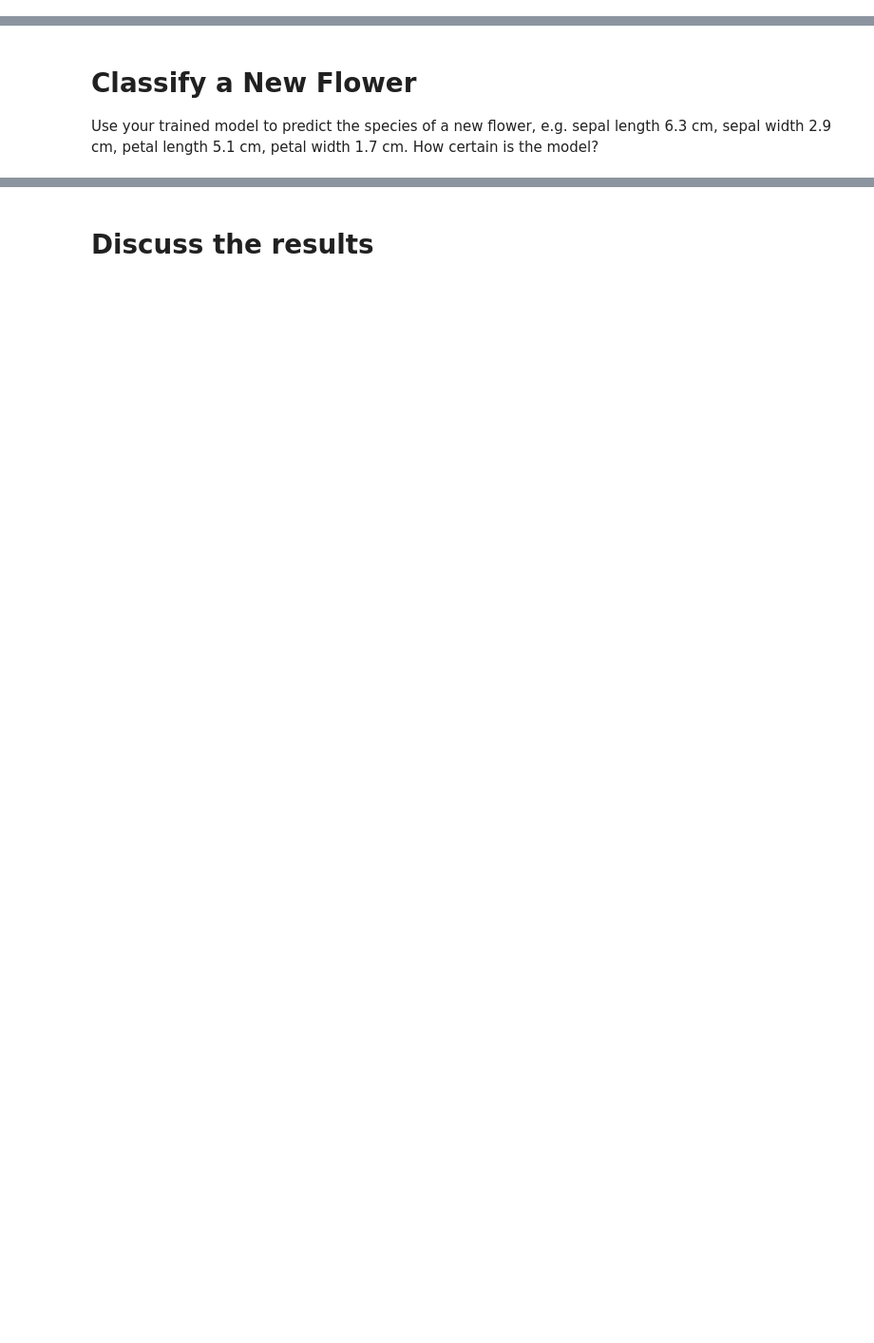
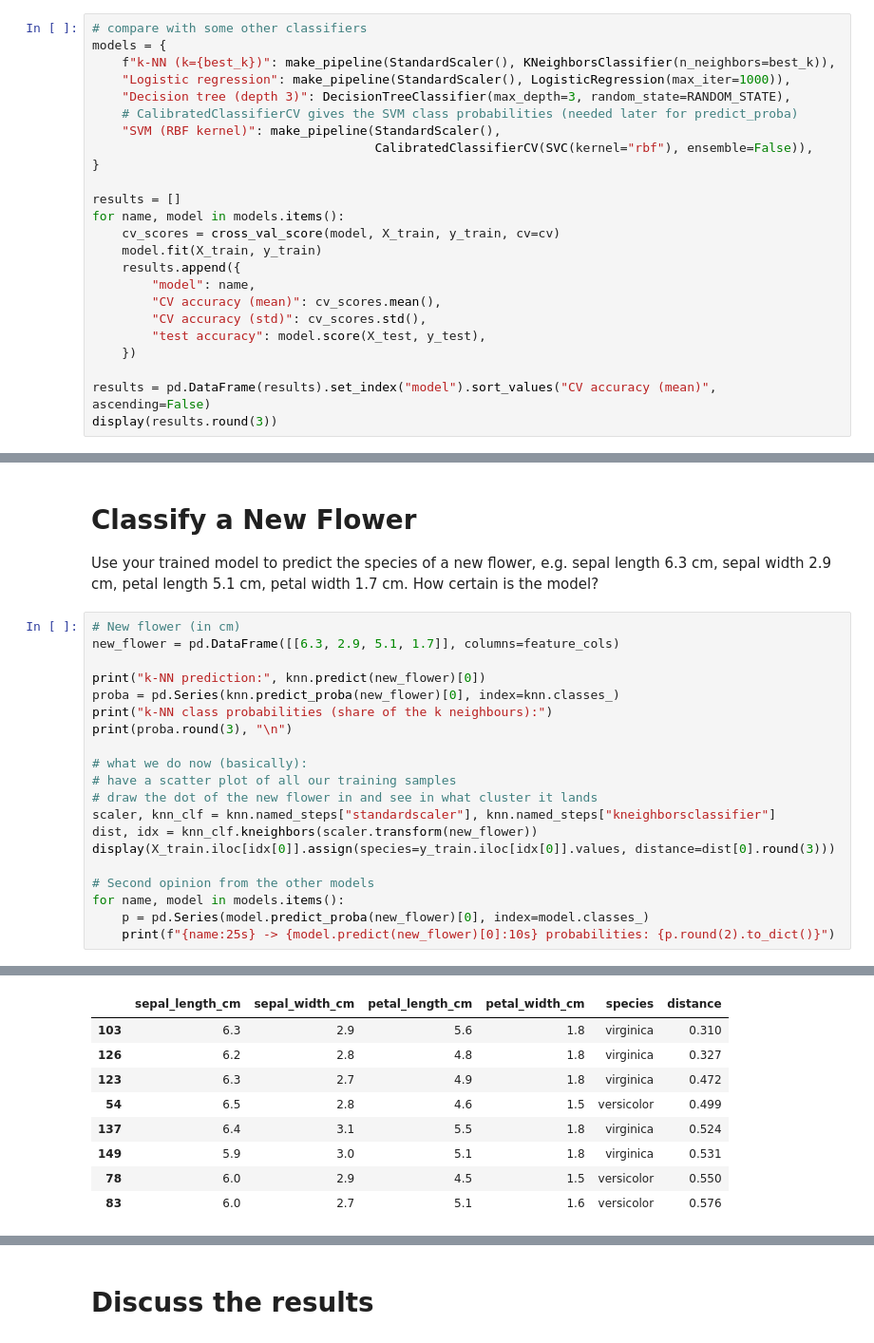
Before and after one commit to maaaax1611/machine-learning-for-engineers, a Jupyter notebook: 2_classification/Exercise_II_Classification_IrisData_Task.ipynb, the cells around one changed output, grey strips where cells are left out. Shown at 95% size. Cells and saved outputs as stored; diff of their text form; blank space fills up the shorter version.

```diff
--- a/2_classification/Exercise_II_Classification_IrisData_Task.ipynb
+++ b/2_classification/Exercise_II_Classification_IrisData_Task.ipynb
@@ -35,0 +287,24 @@ Compare your k-NN model with the other classifiers from the lecture: logistic re
+# %%
+# compare with some other classifiers
+models = {
+    f"k-NN (k={best_k})": make_pipeline(StandardScaler(), KNeighborsClassifier(n_neighbors=best_k)),
+    "Logistic regression": make_pipeline(StandardScaler(), LogisticRegression(max_iter=1000)),
+    "Decision tree (depth 3)": DecisionTreeClassifier(max_depth=3, random_state=RANDOM_STATE),
+    # CalibratedClassifierCV gives the SVM class probabilities (needed later for predict_proba)
+    "SVM (RBF kernel)": make_pipeline(StandardScaler(),
+                                      CalibratedClassifierCV(SVC(kernel="rbf"), ensemble=False)),
+}
+
+results = []
+for name, model in models.items():
+    cv_scores = cross_val_score(model, X_train, y_train, cv=cv)
+    model.fit(X_train, y_train)
+    results.append({
+        "model": name,
+        "CV accuracy (mean)": cv_scores.mean(),
+        "CV accuracy (std)": cv_scores.std(),
+        "test accuracy": model.score(X_test, y_test),
+    })
+
+results = pd.DataFrame(results).set_index("model").sort_values("CV accuracy (mean)", ascending=False)
+display(results.round(3))
@@ -41,3 +387,24 @@ Which species are confused with each other? Calculate precision and recall for o
 # Classify a New Flower
 Use your trained model to predict the species of a new flower, e.g. sepal length 6.3 cm, sepal width 2.9 cm, petal length 5.1 cm, petal width 1.7 cm.
 How certain is the model?
+# %%
+# New flower (in cm)
+new_flower = pd.DataFrame([[6.3, 2.9, 5.1, 1.7]], columns=feature_cols)
+
+print("k-NN prediction:", knn.predict(new_flower)[0])
+proba = pd.Series(knn.predict_proba(new_flower)[0], index=knn.classes_)
+print("k-NN class probabilities (share of the k neighbours):")
+print(proba.round(3), "\n")
+
+# what we do now (basically):
+# have a scatter plot of all our training samples
+# draw the dot of the new flower in and see in what cluster it lands
+scaler, knn_clf = knn.named_steps["standardscaler"], knn.named_steps["kneighborsclassifier"]
+dist, idx = knn_clf.kneighbors(scaler.transform(new_flower))
+display(X_train.iloc[idx[0]].assign(species=y_train.iloc[idx[0]].values, distance=dist[0].round(3)))
+
+# Second opinion from the other models
+for name, model in models.items():
+    p = pd.Series(model.predict_proba(new_flower)[0], index=model.classes_)
+    print(f"{name:25s} -> {model.predict(new_flower)[0]:10s} probabilities: {p.round(2).to_dict()}")
+# %% [output]
@@ -43,0 +417,9 @@ How certain is the model?
+|  | sepal_length_cm | sepal_width_cm | petal_length_cm | petal_width_cm | species | distance |
+| 103 | 6.3 | 2.9 | 5.6 | 1.8 | virginica | 0.310 |
+| 126 | 6.2 | 2.8 | 4.8 | 1.8 | virginica | 0.327 |
+| 123 | 6.3 | 2.7 | 4.9 | 1.8 | virginica | 0.472 |
+| 54 | 6.5 | 2.8 | 4.6 | 1.5 | versicolor | 0.499 |
+| 137 | 6.4 | 3.1 | 5.5 | 1.8 | virginica | 0.524 |
+| 149 | 5.9 | 3.0 | 5.1 | 1.8 | virginica | 0.531 |
+| 78 | 6.0 | 2.9 | 4.5 | 1.5 | versicolor | 0.550 |
+| 83 | 6.0 | 2.7 | 5.1 | 1.6 | versicolor | 0.576 |
```
Also changed, not shown: parts of 17 cells of this notebook.
